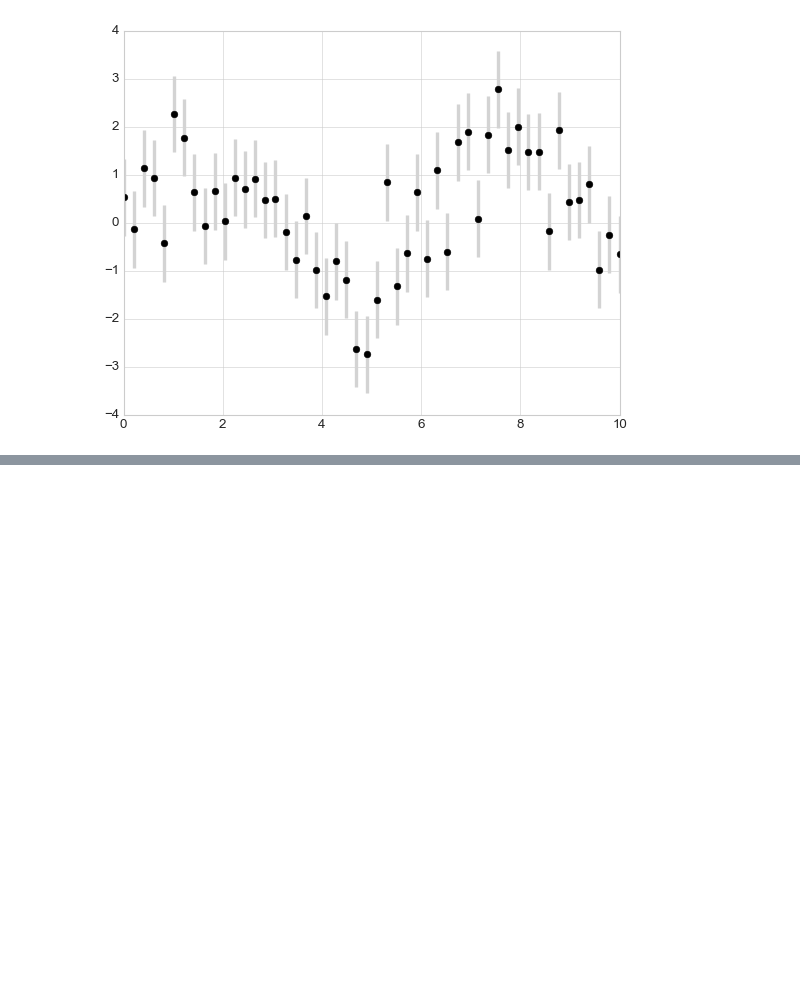
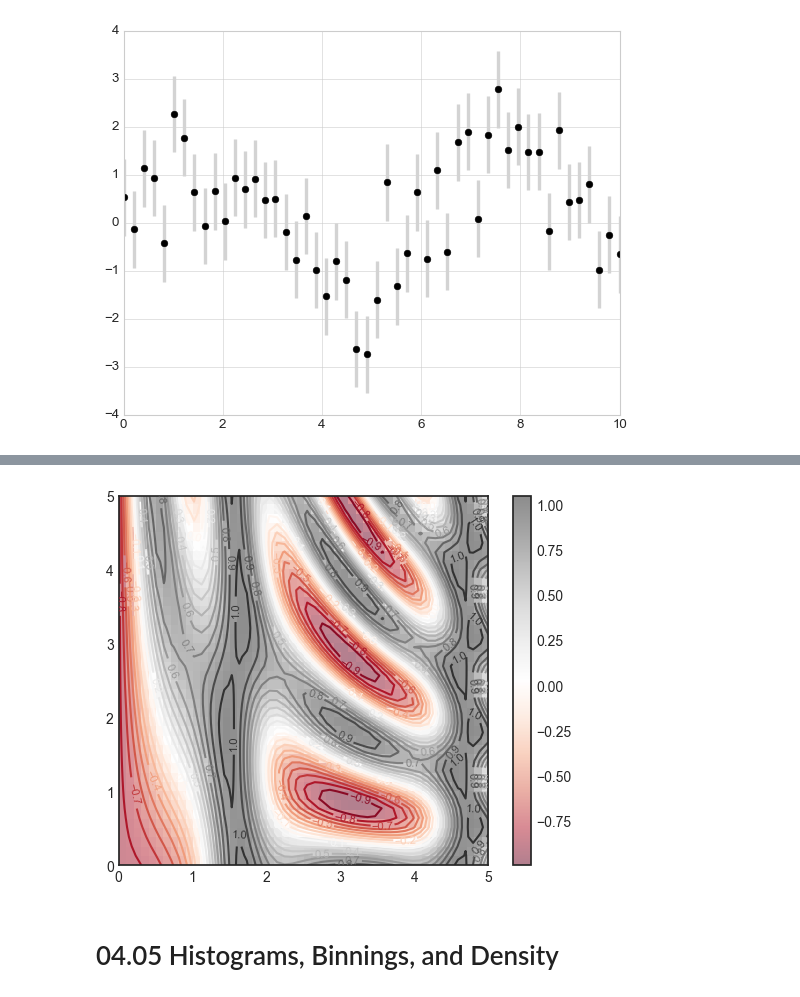
Before and after one commit to ohkjin/JupiterNotebookBrute, a Jupyter notebook: K5_ch04Visualization with Matplotlib.ipynb, the cells around one changed output, grey strips where cells are left out. Cells and saved outputs as stored; diff of their text form; code cells hidden in the pictures; blank space fills up the shorter version.

```diff
--- a/K5_ch04Visualization with Matplotlib.ipynb
+++ b/K5_ch04Visualization with Matplotlib.ipynb
@@ -344,0 +419,11 @@ plt.errorbar(x, y, yerr=dy, fmt='o', color='black',
+# %%
+contour = plt.contour(X, Y, Z, 20, cmap='RdGy')
+plt.clabel(contour, inline=True, fontsize=8)
+
+plt.imshow(Z, extent=[0, 5, 0, 5], origin='lower',
+           cmap='RdGy', alpha=0.5)
+plt.colorbar();
+# %% [output]
+[figure, added]
+# %% [markdown]
+# 04.05 Histograms, Binnings, and Density
```
Also changed, not shown: parts of 108 cells of this notebook, 1 other file.
